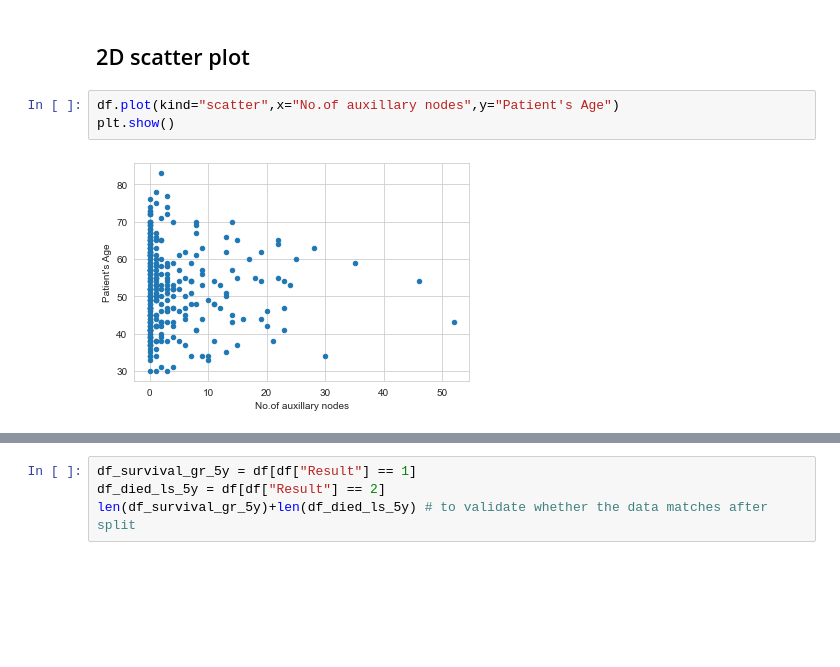
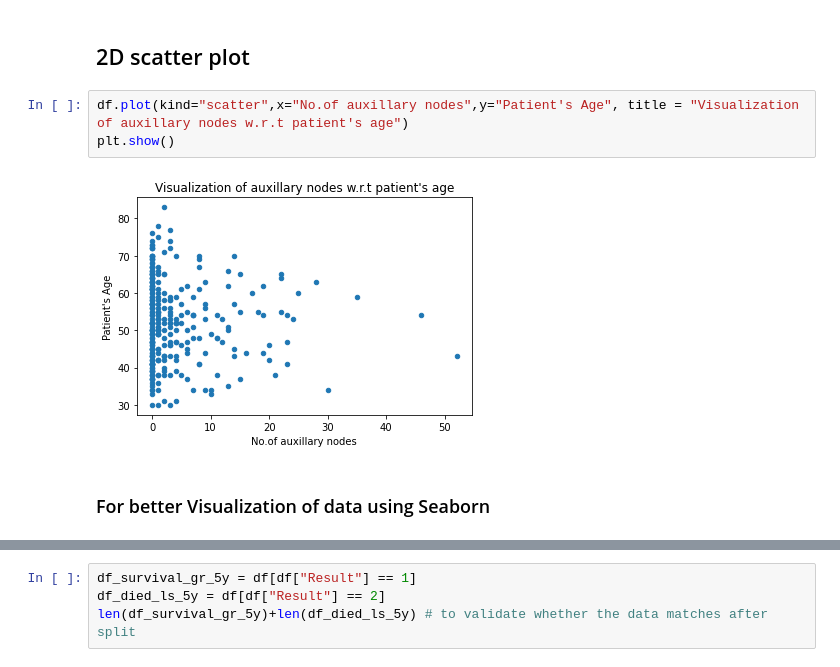
Before and after one commit to Chaitanya-Majety/Jupyter, a Jupyter notebook: Jupyter Notebooks/Data Analysis/haberman.ipynb, the cells around one changed output, grey strips where cells are left out. Cells and saved outputs as stored; diff of their text form; blank space fills up the shorter version.

```diff
--- a/Jupyter Notebooks/Data Analysis/haberman.ipynb
+++ b/Jupyter Notebooks/Data Analysis/haberman.ipynb
@@ -67,8 +78,10 @@ Name: Result, dtype: int64
 # %% [markdown]
 ## 2D scatter plot
 # %%
-df.plot(kind="scatter",x="No.of auxillary nodes",y="Patient's Age")
+df.plot(kind="scatter",x="No.of auxillary nodes",y="Patient's Age", title = "Visualization of auxillary nodes w.r.t patient's age")
 plt.show()
 # %% [output]
-[figure, old version]
+[figure, new version]
+# %% [markdown]
+### For better Visualization of data using Seaborn
 # %%
```
Also changed, not shown: parts of 72 cells of this notebook.
